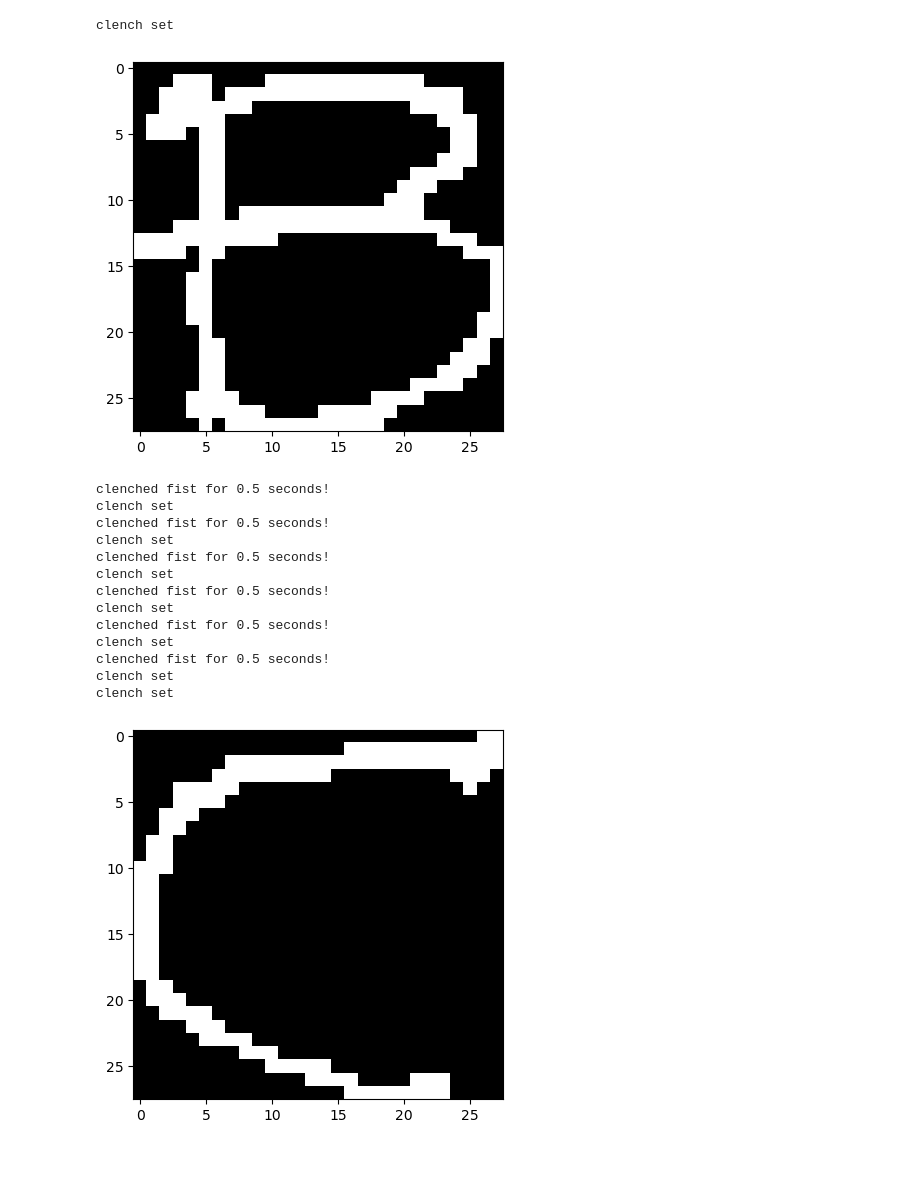
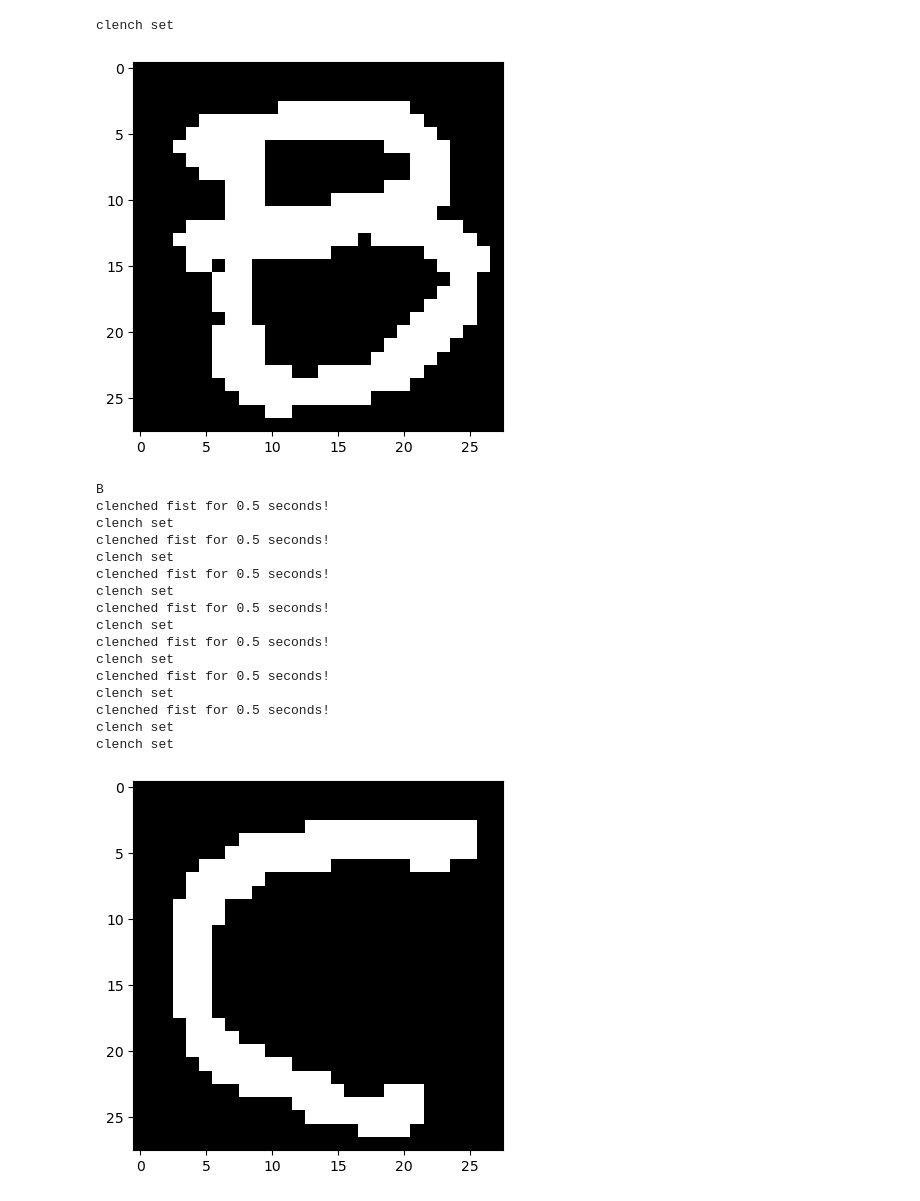
Before and after one commit to Mjavadrahimi/Cam-Type, a Jupyter notebook: interface_lab.ipynb, the cells around one changed output. Cells and saved outputs as stored; diff of their text form; code cells hidden in the pictures; blank space fills up the shorter version.

Commit message:
- character recognizer added - successfully predict character in terminal

```diff
--- a/interface_lab.ipynb
+++ b/interface_lab.ipynb
@@ -9,6 +10,7 @@ from models.hand_gesture import normalized_landmarks, landmark_bbox
 # %%
 PATH = 'data/videos/test.mp4'
-PATH_GESTURE_MODEL = 'models/hand_gesture_model.pth'
+GESTURE_MODEL_PATH = 'models/hand_gesture_model.pth'
+CHARACTER_MODEL_PATH = 'models/character_recognizer_model.pth'
 # %%
 def position_scaler(points):  # scales to 28*28 pixel
     x_values = [point[0] for point in points]
@@ -18,9 +20,9 @@ def position_scaler(points):  # scales to 28*28 pixel
     min_y, max_y = min(y_values), max(y_values)
 
     scaled_points = []
-    for x, y in points:
-        scaled_x = 1 + ((x - min_x) * (28 - 1)) // (max_x - min_x)
-        scaled_y = 1 + ((y - min_y) * (28 - 1)) // (max_y - min_y)
+    for x, y in points:  # 4 to 25
+        scaled_x = 4 + ((x - min_x) * (22 - 1)) // (max_x - min_x)
+        scaled_y = 4 + ((y - min_y) * (22 - 1)) // (max_y - min_y)
         scaled_points.append((scaled_x, scaled_y))
     return scaled_points
 
@@ -38,7 +40,7 @@ def position_to_image(positions):  # positions to 28*28 image
     for i in range(1, len(positions)):
         x1, y1 = positions[i - 1]
         x2, y2 = positions[i]
-        draw.line([(x1, y1), (x2, y2)], width=2, fill="white")
+        draw.line([(x1, y1), (x2, y2)], width=3, fill="white")
     return image
 
 
@@ -56,7 +58,8 @@ mp_drawing_styles = mp.solutions.drawing_styles
 hands = mp_hands.Hands(min_detection_confidence=0.5, min_tracking_confidence=0.5)
 
 Trail = []
-my_gesture = HandGesture(PATH_GESTURE_MODEL)
+gesture_recognizer = HandGesture(GESTURE_MODEL_PATH)
+character_recognizer = CharacterRecognize(CHARACTER_MODEL_PATH)
 
 clenched_fist_timer = None
 open_palm_timer = None
@@ -73,7 +76,7 @@ while video.isOpened():
         if results.multi_hand_landmarks:
             for hand_landmarks in results.multi_hand_landmarks:
                 position = normalized_landmarks(hand_landmarks, H, W)
-                pred, confidence = my_gesture.predict(position)
+                pred, confidence = gesture_recognizer.predict(position)
                 pred = pred.replace('_', ' ')
                 if pred == 'index finger up' and confidence > 0.99:
                     index_finger = hand_landmarks.landmark[mp_hands.HandLandmark.INDEX_FINGER_TIP]
@@ -88,7 +91,9 @@ while video.isOpened():
                         if Trail:
                             image = position_to_image(Trail)
                             plt.imshow(image, cmap='grey')
+                            character_pred = character_recognizer.predict(image)
                             plt.show()
+                            print(character_pred[0])
 
                         clenched_fist_timer = None
                         print('clenched fist for 0.5 seconds!')
@@ -103,34 +108,37 @@ while video.isOpened():
                         Trail = []
 
                 # reset timers
                 if pred != 'clenched fist': clenched_fist_timer = None
                 if pred != 'open palm': open_palm_timer = None
 
                 x1, y1, x2, y2 = landmark_bbox(hand_landmarks, H, W)
                 cv.rectangle(frame, (int(x1), int(y1)), (int(x2), int(y2)), (0, 0, 0), 4)
                 cv.putText(frame, f'{pred} | confidence : {confidence:0.3}', (int(x1), int(y1)),
                            cv.FONT_HERSHEY_SIMPLEX, 0.7, (0, 255, 0), 2, cv.LINE_AA)
 
                 # mp_drawing.draw_landmarks(
                 # frame,
                 # hand_landmarks,
                 # mp_hands.HAND_CONNECTIONS,
                 # mp_drawing_styles.get_default_hand_landmarks_style(),
                 # mp_drawing_styles.get_default_hand_connections_style())
 
         for i in Trail:
             cv.circle(frame, i, 10, (0, 255, 0), cv.FILLED)
         cv.imshow('frame', frame)
 
         if cv.waitKey(25) & 0xFF == ord('q'):
             break
     else:
         break
 video.release()
 cv.destroyAllWindows()
 # %% [output]
 clench set
-[figure, old version]
+[figure, new version]
+B
+clenched fist for 0.5 seconds!
+clench set
 clenched fist for 0.5 seconds!
 clench set
 clenched fist for 0.5 seconds!
@@ -144,4 +152,4 @@ clench set
 clenched fist for 0.5 seconds!
 clench set
 clench set
-[figure, old version]
+[figure, new version]
```
Also changed, not shown: parts of 4 cells of this notebook, 3 other files.
